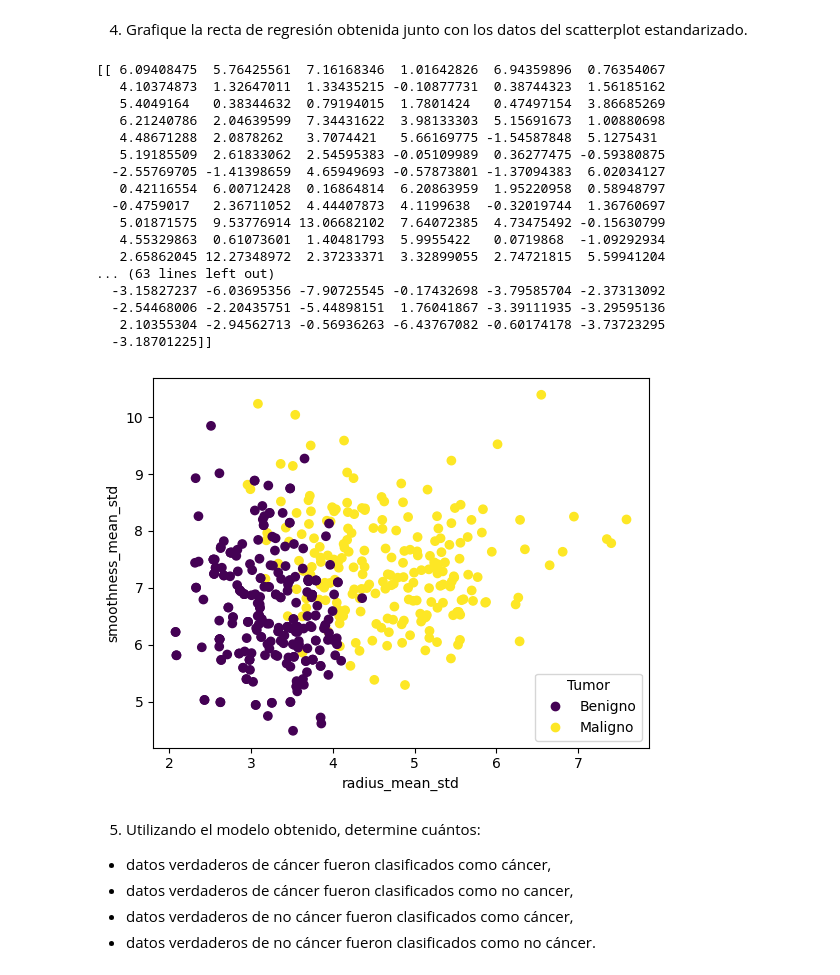
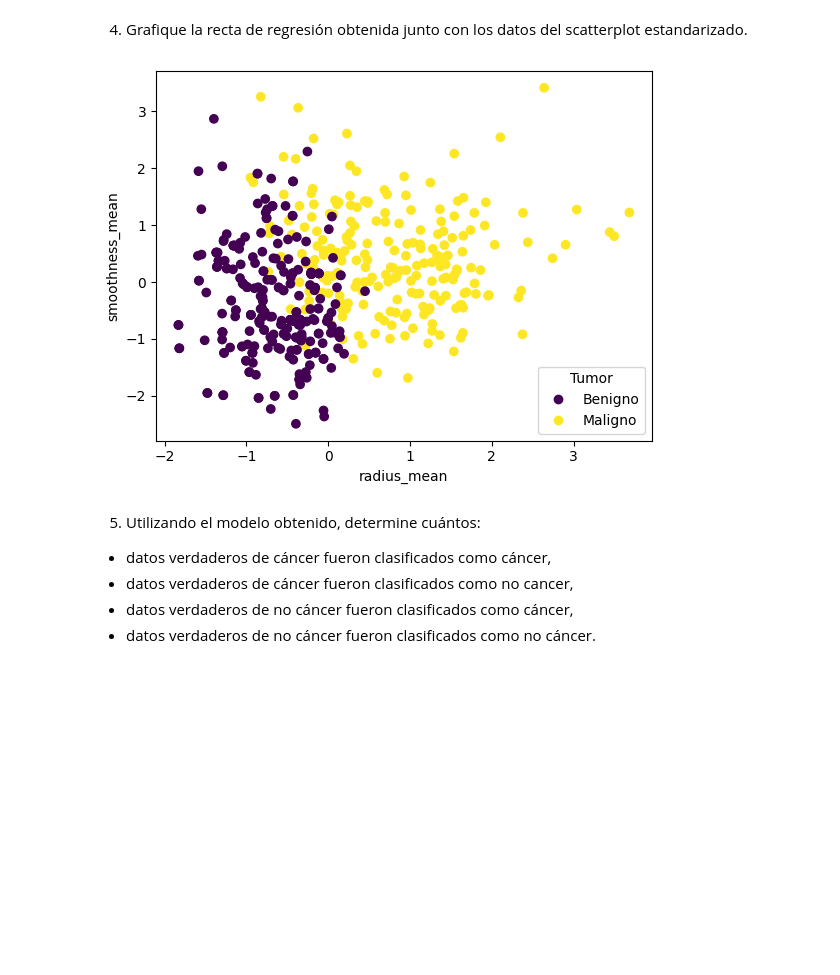
Before and after one commit to DavidTobonIBIO/Labs-IBIO2240, a Jupyter notebook: Lab12/Laboratorio_12.ipynb, the cells around one changed output. Drawn from its saved outputs; the diff is of its cells as text; code cells hidden in the pictures; blank space fills up the shorter version.

```diff
--- a/Lab12/Laboratorio_12.ipynb
+++ b/Lab12/Laboratorio_12.ipynb
@@ -74,12 +91,11 @@ std_radius_mean = data_df['radius_mean'].std()
 std_smoothness_mean = data_df['smoothness_mean'].std()
 
 std_data_df = data_df.copy()
-std_data_df = std_data_df.rename(columns={'radius_mean': 'radius_mean_std', 'smoothness_mean': 'smoothness_mean_std'})
-std_data_df['radius_mean_std'] = (data_df['radius_mean'] - mean_radius_mean) / std_radius_mean
-std_data_df['smoothness_mean_std'] = (data_df['smoothness_mean'] - mean_smoothness_mean) / std_smoothness_mean
+std_data_df['radius_mean'] = (data_df['radius_mean'] - mean_radius_mean) / std_radius_mean
+std_data_df['smoothness_mean'] = (data_df['smoothness_mean'] - mean_smoothness_mean) / std_smoothness_mean
 
 plt.figure()
-scatter = plt.scatter(std_data_df['radius_mean_std'], std_data_df['smoothness_mean_std'], c=std_data_df['pronostic'])
+scatter = plt.scatter(std_data_df['radius_mean'], std_data_df['smoothness_mean'], c=std_data_df['pronostic'])
 plt.xlabel('radius_mean_std')
 plt.ylabel('smoothness_mean_std')
 plt.legend(handles=scatter.legend_elements()[0], labels=legend_names, title="Tumor")
@@ -91,7 +107,7 @@ plt.show()
 # %%
 # X: vector de caracteristicas
 # y: vector de etiquetas/targets
-X = std_data_df[['radius_mean_std', 'smoothness_mean_std']]
+X = std_data_df[['radius_mean', 'smoothness_mean']]
 y = std_data_df['pronostic']
 
 log_reg = LogisticRegression()
@@ -114,38 +130,21 @@ print(log_reg.intercept_)
 # %%
 def get_decision_boundary(w, b, x1, x2):
 
     X = np.array([x1, x2])
 
     return np.dot(w, X) + b
 
 
 decision_boundary = get_decision_boundary(log_reg.coef_, log_reg.intercept_, data_df['radius_mean'].to_numpy(), data_df['smoothness_mean'].to_numpy())
 plt.figure()
 # TODO graficar decision_boundary
-scatter = plt.scatter(data_df['radius_mean'], data_df['smoothness_mean'], c=data_df['pronostic'])
-plt.xlabel('radius_mean_std')
-plt.ylabel('smoothness_mean_std')
+scatter = plt.scatter(std_data_df['radius_mean'], std_data_df['smoothness_mean'], c=data_df['pronostic'])
+plt.xlabel('radius_mean')
+plt.ylabel('smoothness_mean')
 plt.legend(handles=scatter.legend_elements()[0], labels=legend_names, title="Tumor")
 plt.show()
 # %% [output]
-[[ 6.09408475  5.76425561  7.16168346  1.01642826  6.94359896  0.76354067
-   4.10374873  1.32647011  1.33435215 -0.10877731  0.38744323  1.56185162
-   5.4049164   0.38344632  0.79194015  1.7801424   0.47497154  3.86685269
-   6.21240786  2.04639599  7.34431622  3.98133303  5.15691673  1.00880698
-   4.48671288  2.0878262   3.7074421   5.66169775 -1.54587848  5.1275431
-   5.19185509  2.61833062  2.54595383 -0.05109989  0.36277475 -0.59380875
-  -2.55769705 -1.41398659  4.65949693 -0.57873801 -1.37094383  6.02034127
-   0.42116554  6.00712428  0.16864814  6.20863959  1.95220958  0.58948797
-  -0.4759017   2.36711052  4.44407873  4.1199638  -0.32019744  1.36760697
-   5.01871575  9.53776914 13.06682102  7.64072385  4.73475492 -0.15630799
-   4.55329863  0.61073601  1.40481793  5.9955422   0.0719868  -1.09292934
-   2.65862045 12.27348972  2.37233371  3.32899055  2.74721815  5.59941204
-... (63 lines left out)
-  -3.15827237 -6.03695356 -7.90725545 -0.17432698 -3.79585704 -2.37313092
-  -2.54468006 -2.20435751 -5.44898151  1.76041867 -3.39111935 -3.29595136
-   2.10355304 -2.94562713 -0.56936263 -6.43767082 -0.60174178 -3.73723295
-  -3.18701225]]
-[figure, old version]
+[figure, new version]
 # %% [markdown]
 5. Utilizando el modelo obtenido, determine cuántos:
 -  datos verdaderos de cáncer fueron clasificados como cáncer,
```
Also changed, not shown: parts of 4 cells of this notebook.
